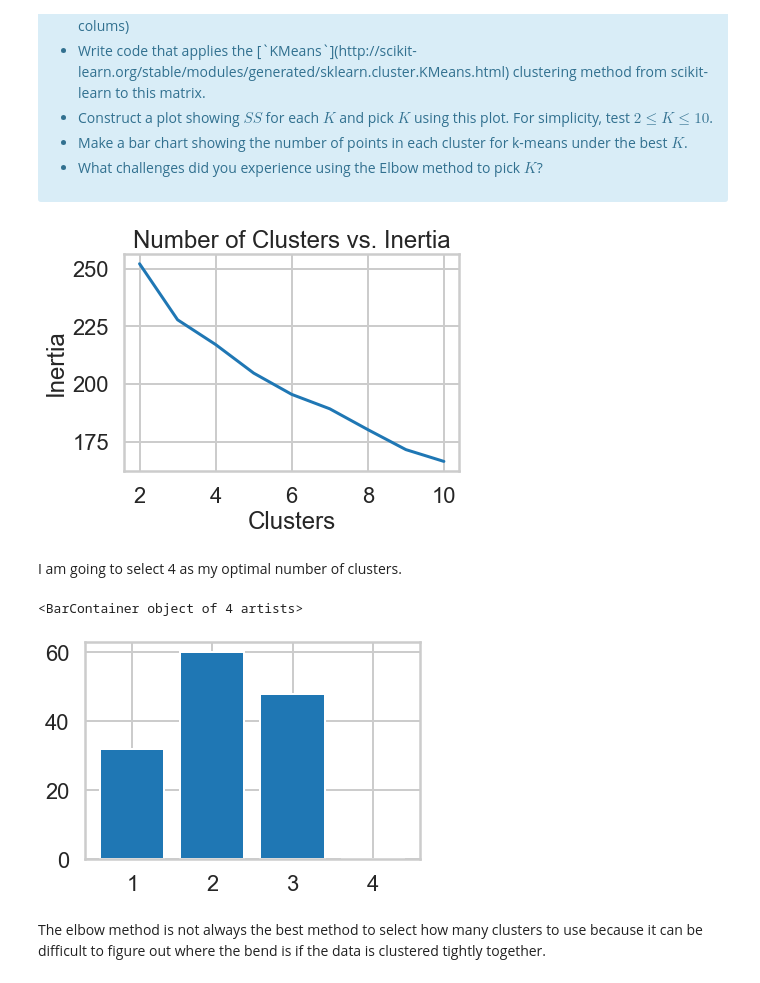
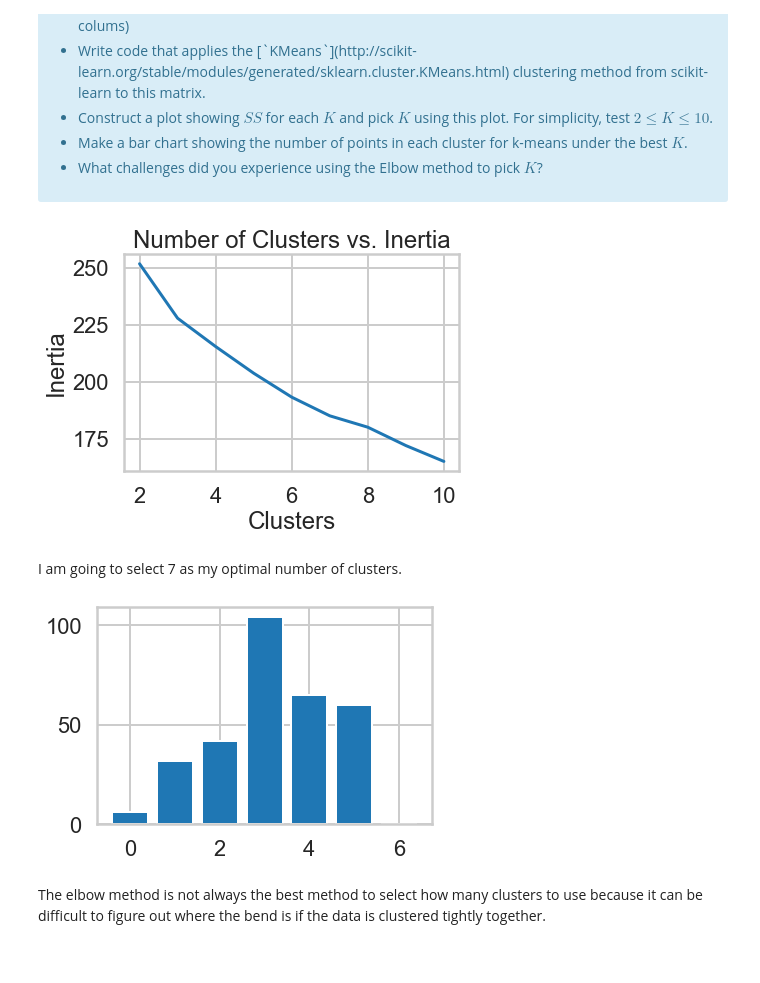
Before and after one commit to dradamski/clustering, a Jupyter notebook: Mini_Project_Clustering.ipynb, the cells around one changed output. Saved outputs shown, nothing was run; the diff lists cells and outputs as text; code cells hidden in the pictures.

```diff
--- a/Mini_Project_Clustering.ipynb
+++ b/Mini_Project_Clustering.ipynb
@@ -115,27 +115,26 @@ x_cols
 ks = np.arange(2,11)
 ss = np.empty(len(ks))
 for i, k in enumerate(ks):
-    kmn = KMeans(n_clusters=k)
-    kmn.fit_transform(x_cols)
+    kmn = KMeans(n_clusters=k, random_state=10)
+    kmn.fit(x_cols)
     ss[i] = kmn.inertia_
 _ = plt.plot(ks, ss)
 _ = plt.xlabel('Clusters')
 _ = plt.ylabel('Inertia')
 _ = plt.title('Number of Clusters vs. Inertia')
 # %% [output]
-[figure, old version]
+[figure, new version]
 # %% [markdown]
-I am going to select 4 as my optimal number of clusters.
+I am going to select 7 as my optimal number of clusters.
 # %%
-kmn = KMeans(n_clusters=4)
-kmn.fit_transform(x_cols)
-arr = np.empty(4)
-for i in range(1,5):
+kmn = KMeans(n_clusters=7, random_state=10)
+kmn.fit_predict(x_cols)
+arr = np.empty(7)
+for i in range(0,7):
     arr[i-1] = np.sum(kmn.labels_[kmn.labels_==i])
-plt.bar(range(1,5), arr)
+_ = plt.bar([0, 1,2,3,4,5,6], arr)
 # %% [output]
-<BarContainer object of 4 artists>
-[figure, old version]
+[figure, new version]
 # %% [markdown]
 The elbow method is not always the best method to select how many clusters to use because it can be difficult to figure out where the bend is if the data is clustered tightly together.
 # %% [markdown]
```
Also changed, not shown: parts of 19 cells of this notebook.
